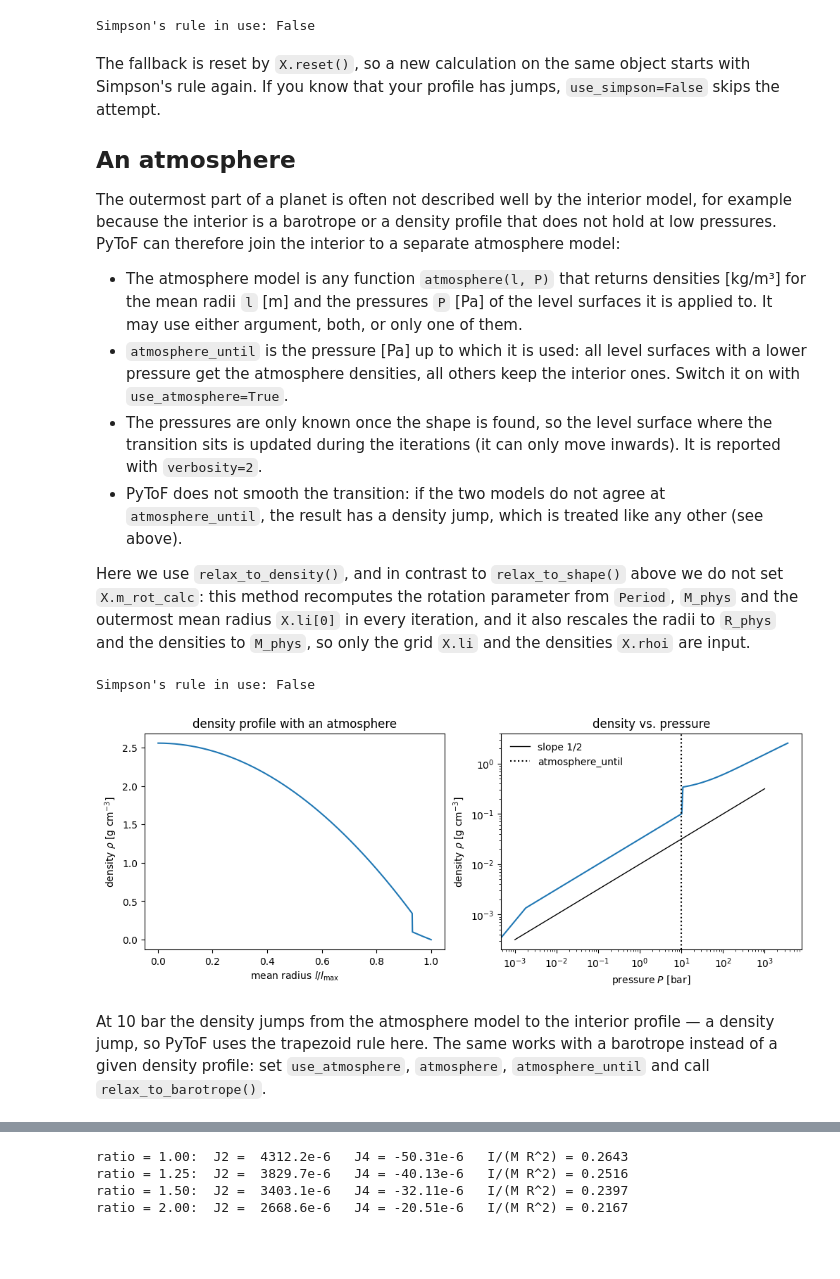
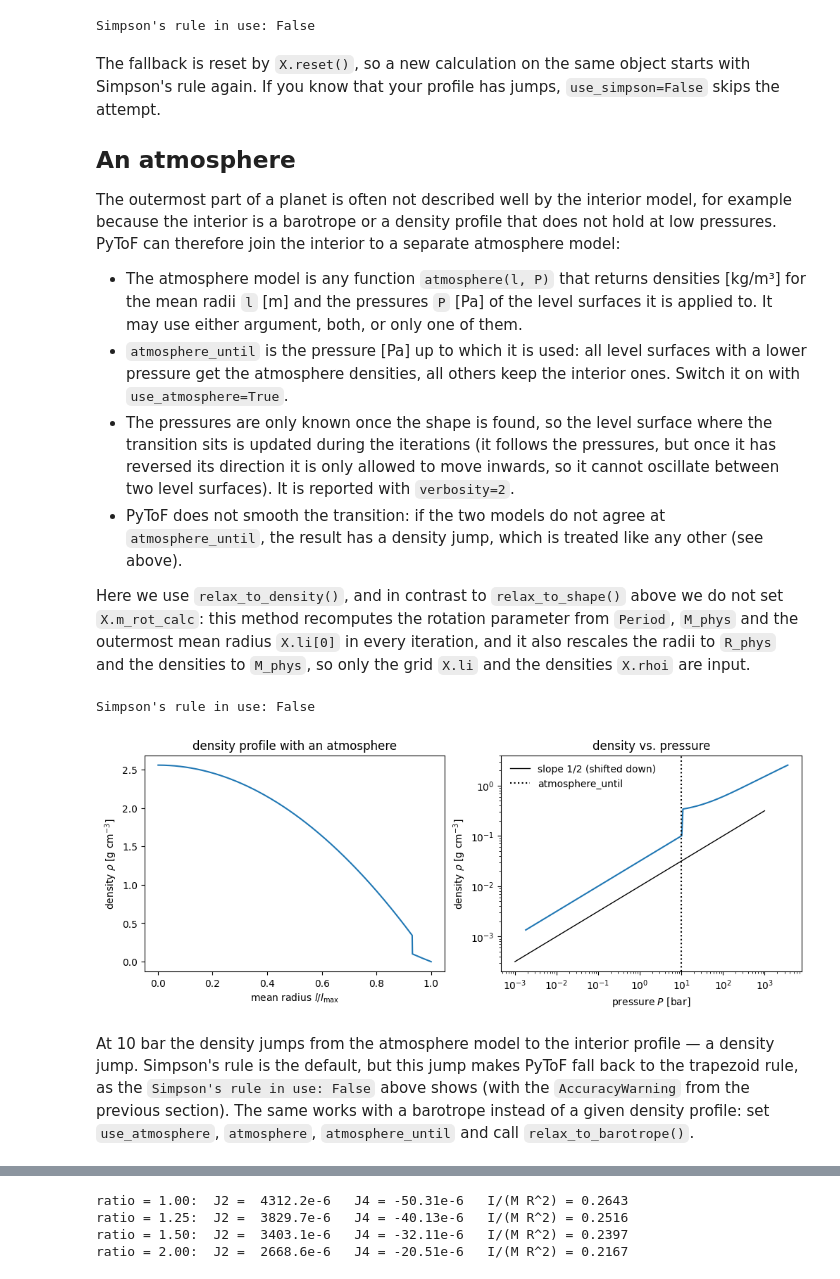
Before and after one commit to lucamorf/PyToF, a Jupyter notebook: tutorial/03_your_own_planet.ipynb, the cells around one changed output, grey strips where cells are left out. Saved outputs shown, nothing was run; the diff lists cells and outputs as text; code cells hidden in the pictures; blank space fills up the shorter version.

```diff
--- a/tutorial/03_your_own_planet.ipynb
+++ b/tutorial/03_your_own_planet.ipynb
@@ -128,7 +136,7 @@ The outermost part of a planet is often not described well by the interior model
 
 * The atmosphere model is any function `atmosphere(l, P)` that returns densities [kg/m³] for the mean radii `l` [m] and the pressures `P` [Pa] of the level surfaces it is applied to. It may use either argument, both, or only one of them.
 * `atmosphere_until` is the pressure [Pa] up to which it is used: all level surfaces with a lower pressure get the atmosphere densities, all others keep the interior ones. Switch it on with `use_atmosphere=True`.
-* The pressures are only known once the shape is found, so the level surface where the transition sits is updated during the iterations (it can only move inwards). It is reported with `verbosity=2`.
+* The pressures are only known once the shape is found, so the level surface where the transition sits is updated during the iterations (it follows the pressures, but once it has reversed its direction it is only allowed to move inwards, so it cannot oscillate between two level surfaces). It is reported with `verbosity=2`.
 * PyToF does not smooth the transition: if the two models do not agree at `atmosphere_until`, the result has a density jump, which is treated like any other (see above).
 
 Here we use `relax_to_density()`, and in contrast to `relax_to_shape()` above we do not set `X.m_rot_calc`: this method recomputes the rotation parameter from `Period`, `M_phys` and the outermost mean radius `X.li[0]` in every iteration, and it also rescales the radii to `R_phys` and the densities to `M_phys`, so only the grid `X.li` and the densities `X.rhoi` are input.
@@ -136,39 +144,40 @@ Here we use `relax_to_density()`, and in contrast to `relax_to_shape()` above we
 def atmosphere(norm_radii, pressure, K=1e2):
     return (pressure / K) ** (1 / 2)
 
 atm = dict(use_atmosphere=True, atmosphere=atmosphere, atmosphere_until=1e6)  # 10 bar
 
 X = ToF(N=N, order=4, M_phys=mass, R_phys=[radius, "mean"], Period=period, **atm)
 X.li, X.rhoi = radii, dens_function(radii, mass)  # no m_rot_calc needed, relax_to_density() recomputes it
 
 X.relax_to_density()  # densities are given, PyToF finds the shape and the pressures
 print("Simpson's rule in use:", X.simpson_in_use)
 p = profiles(X)
 
 fig, axs = plt.subplots(1, 2, figsize=(10, 3.9), layout="constrained")
 
 axs[0].plot(p["r"], p["rho"])
 axs[0].set_xlabel(LABELS["r"])
 axs[0].set_ylabel(LABELS["rho"])
 axs[0].set_title("density profile with an atmosphere")
 
 # log-log: the atmosphere (rho ~ P^(1/2)) is a straight line with slope 1/2,
-# the interior has a different slope; the outermost point has P = 0
-axs[1].plot(p["P"][:-1], p["rho"][:-1])
+# the interior has a different slope. The outermost point has P = 0 and
+# cannot be shown on a log axis
+axs[1].plot(p["P"][1:], p["rho"][1:])
 axs[1].set_xscale("log")
 axs[1].set_yscale("log")
 P_line = np.array([1e-3, 1e3])  # bar
-axs[1].plot(P_line, P_line ** 0.5/100, "k", lw=1, label="slope 1/2")
+axs[1].plot(P_line, P_line ** 0.5/100, "k", lw=1, label="slope 1/2 (shifted down)")
 axs[1].axvline(1e6 / 1e5, color="k", linestyle=":", label="atmosphere_until")
 axs[1].set_xlabel(LABELS["P"])
 axs[1].set_ylabel(LABELS["rho"])
 axs[1].set_title("density vs. pressure")
 axs[1].legend(frameon=False);
 # %% [output]
 Simpson's rule in use: False
-[figure, old version]
+[figure, new version]
 # %% [markdown]
-At 10 bar the density jumps from the atmosphere model to the interior profile — a density jump, so PyToF uses the trapezoid rule here. The same works with a barotrope instead of a given density profile: set `use_atmosphere`, `atmosphere`, `atmosphere_until` and call `relax_to_barotrope()`.
+At 10 bar the density jumps from the atmosphere model to the interior profile — a density jump. Simpson's rule is the default, but this jump makes PyToF fall back to the trapezoid rule, as the `Simpson's rule in use: False` above shows (with the `AccuracyWarning` from the previous section). The same works with a barotrope instead of a given density profile: set `use_atmosphere`, `atmosphere`, `atmosphere_until` and call `relax_to_barotrope()`.
 # %% [markdown]
 ## Tuning a model to measured moments: a two-layer Neptune
 
```
Also changed, not shown: parts of 8 cells of this notebook, 2 other files.
